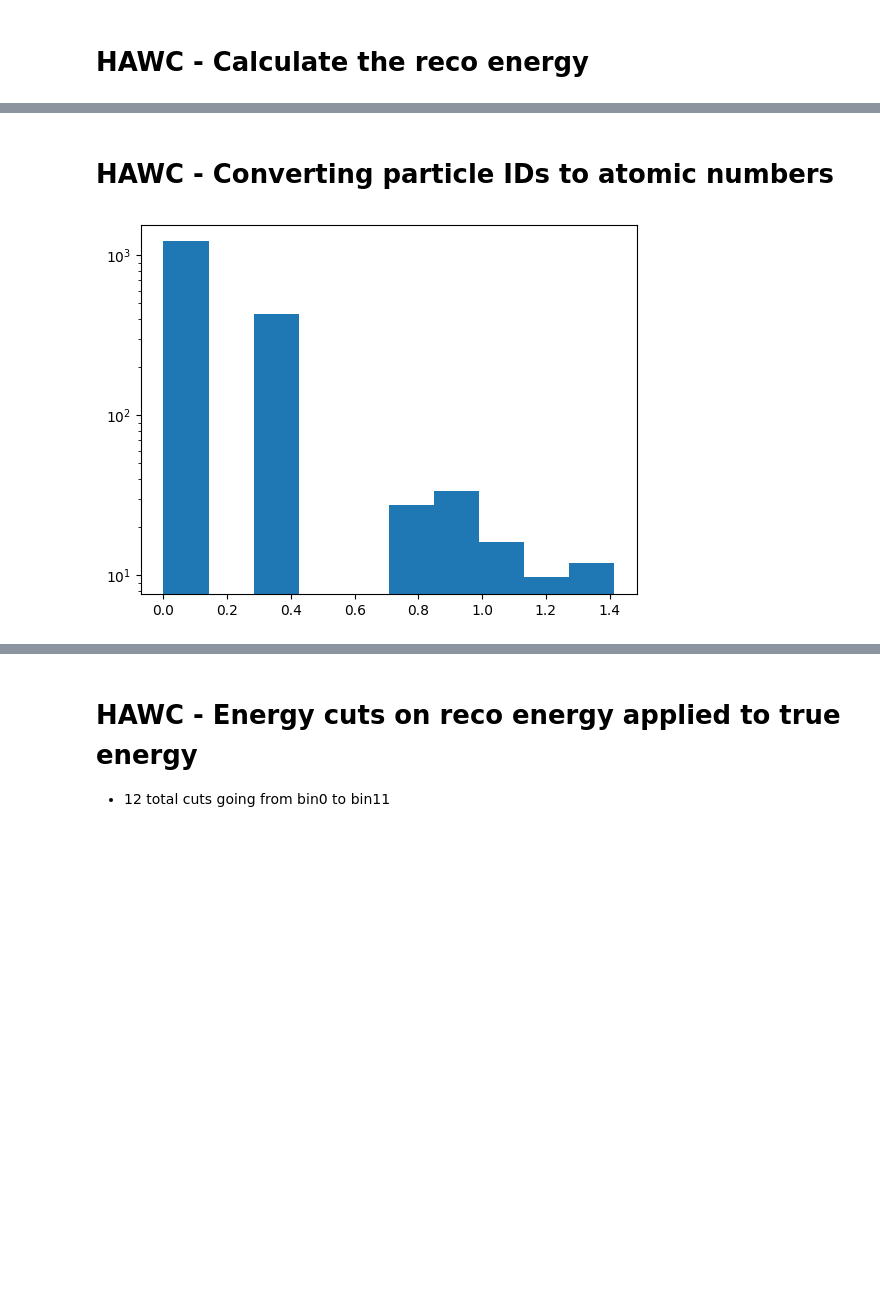
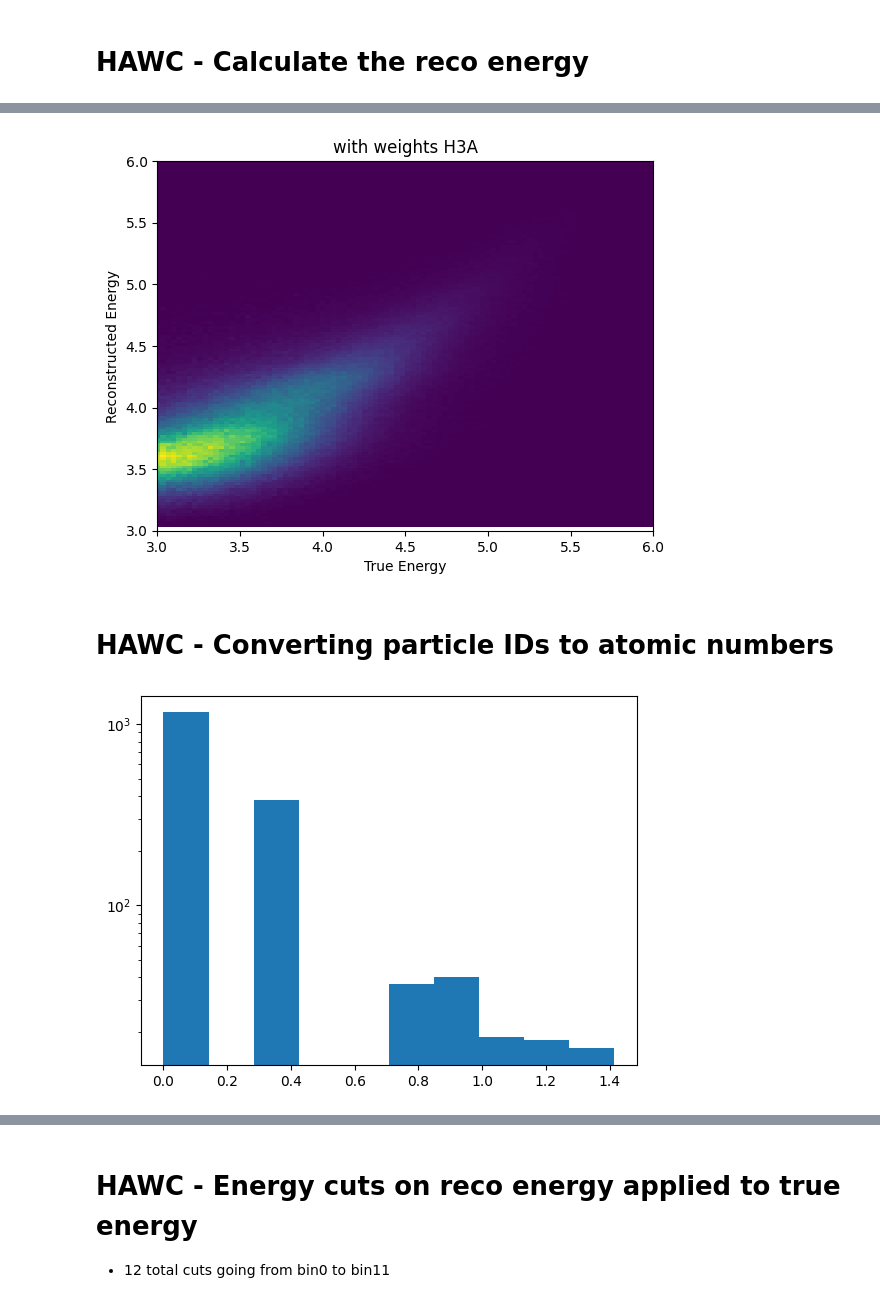
Before and after one commit to riyakore/WIPAC, a Jupyter notebook: HAWC_IceCube_Collab.ipynb, the cells around one changed output, grey strips where cells are left out. Saved outputs shown, nothing was run; the diff lists cells and outputs as text; code cells hidden in the pictures; blank space fills up the shorter version.

```diff
--- a/HAWC_IceCube_Collab.ipynb
+++ b/HAWC_IceCube_Collab.ipynb
@@ -137,3 +146,14 @@ plt.show()
+# %%
+# visualize the reco energy and true energy relation
+plt.hist2d(log_true_E, reco_energy, bins = 150, weights = h3a)
+plt.ylim(3,6)
+plt.xlim(3,6)
+plt.xlabel('True Energy')
+plt.ylabel('Reconstructed Energy')
+plt.title('with weights H3A')
+plt.show()
+# %% [output]
+[figure, added]
 # %% [markdown]
 # HAWC - Converting particle IDs to atomic numbers
 # %%
@@ -145,8 +165,8 @@ for i in particleId:
 
 atomic_number = np.array(atomic_number)
 # %%
-plt.hist(np.log10(atomic_number), weights = weights)
+plt.hist(np.log10(atomic_number), weights = gsf)
 plt.yscale('log')
 plt.show()
 # %% [output]
-[figure, old version]
+[figure, new version]
```
Also changed, not shown: parts of 38 cells of this notebook, 1 other file.
